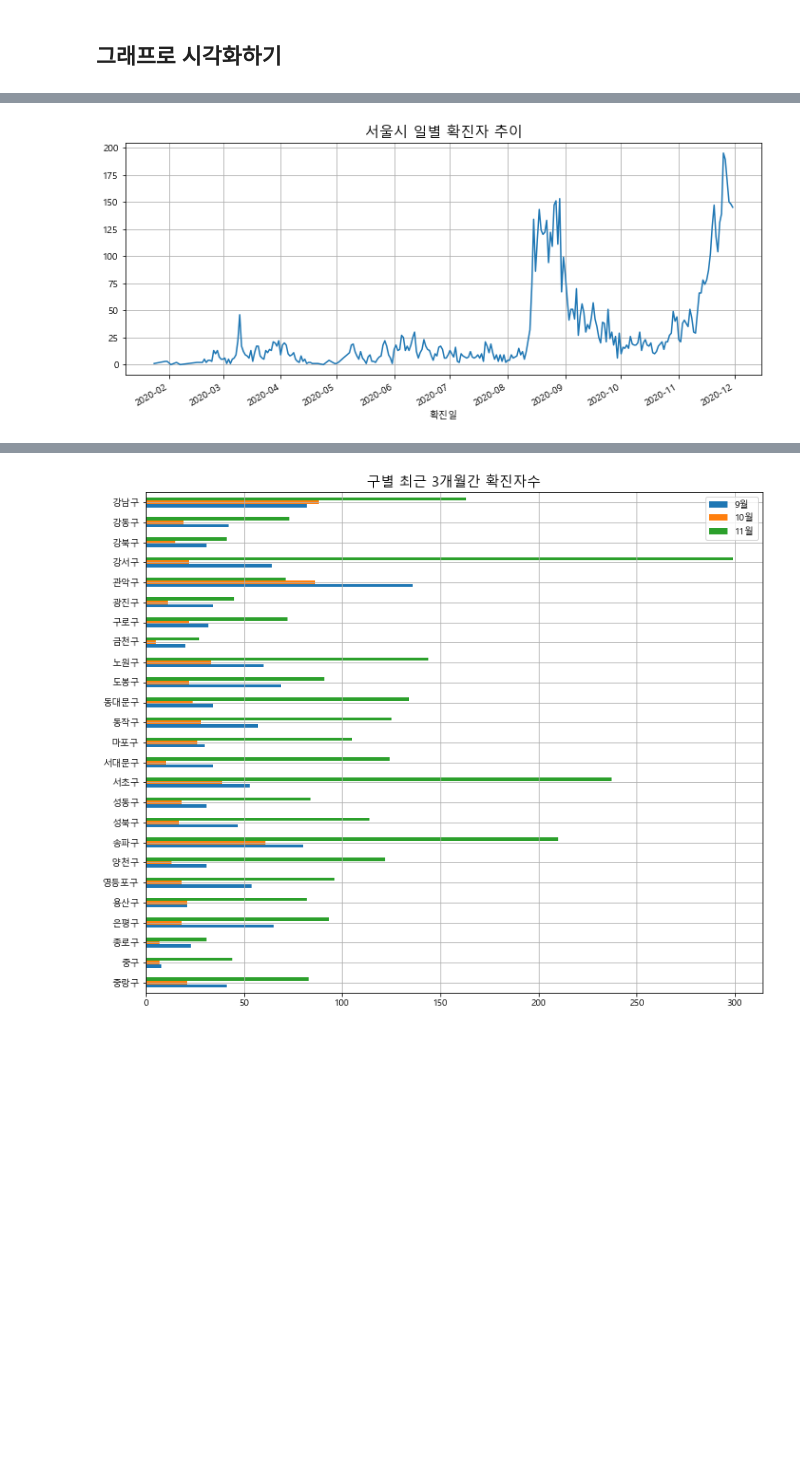
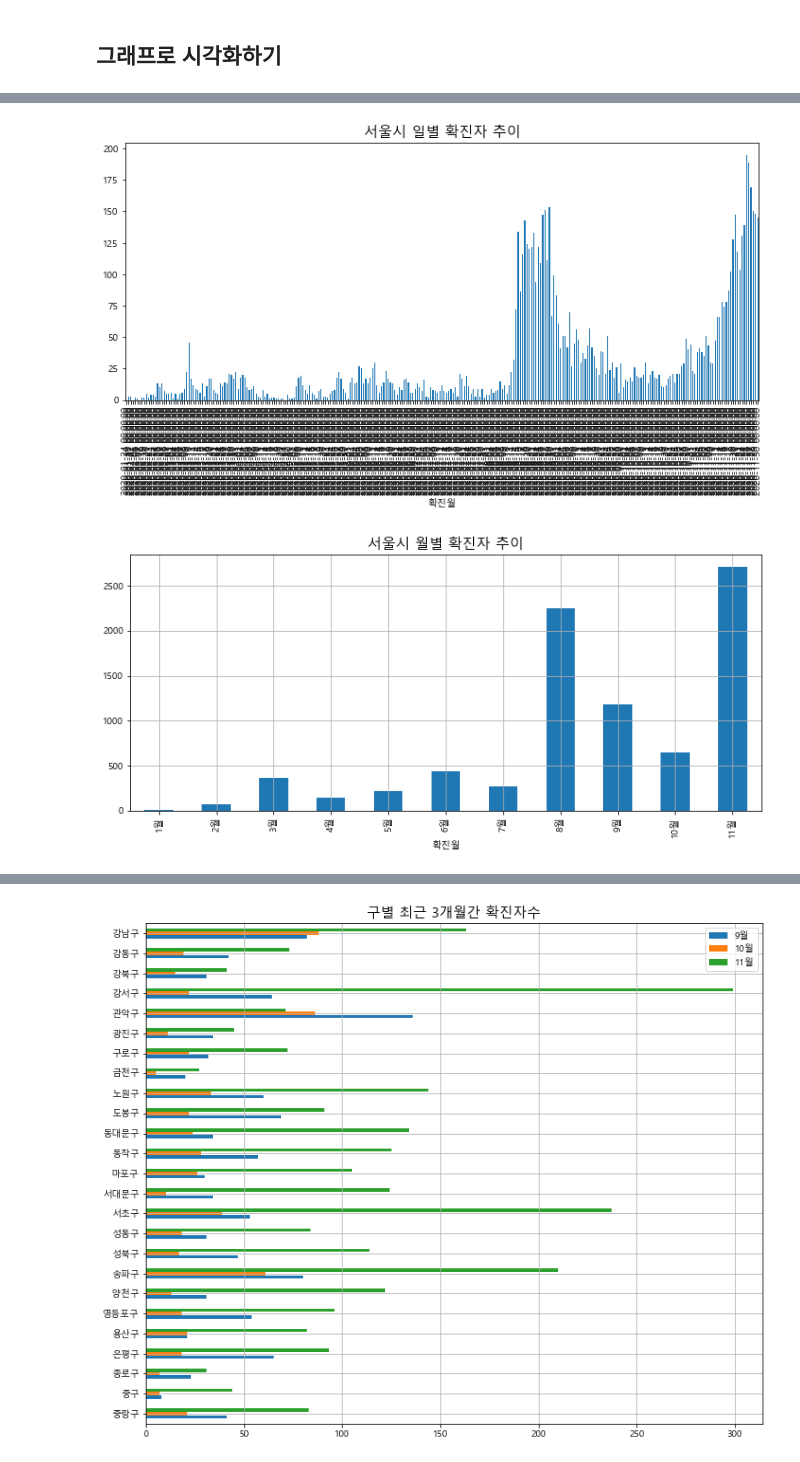
Before and after one commit to EGEG1212/Data-Analysis-2020, a Jupyter notebook: 09.Covid-19/01_SeoulCovid-19.ipynb, the cells around one changed output, grey strips where cells are left out. Cells and saved outputs as stored; diff of their text form; code cells hidden in the pictures; blank space fills up the shorter version.

```diff
--- a/09.Covid-19/01_SeoulCovid-19.ipynb
+++ b/09.Covid-19/01_SeoulCovid-19.ipynb
@@ -44,8 +44,8 @@ memory usage: 980.8+ KB
 # %%
 #확진일을 datetime으로 바꿔줘야함 (데이터사이언스-시계열자료다루기 참조)
 #확진일에 '월.일.'만 있으므로 '2020.'을 붙여주는 lambda
-#근데왜 2020-11-30으로 결과가 나오지??
-df['확진일'] = pd.to_datetime(df['확진일'].map(lambda s: '2020.'+s))
+#근데왜 2020-11-30으로 결과가 나오지??  ('2020-'을해도 같은결과나옴 ㅋ)
+df['확진일'] = pd.to_datetime(df['확진일'].map(lambda s: '2020-'+s))
 df['확진일'].head()
 # %% [output]
 0   2020-11-30
@@ -218,6 +229,16 @@ coronaT
+# %%
+#이래서 일별확진자추이는 bar로 하는것이 아니다 ... ㅋㅋㅋㅋ
+corona_raw['합계'].plot(kind='bar', figsize=(12,5))
+plt.xlabel('확진월')
+plt.title('서울시 일별 확진자 추이', fontsize=15)
+plt.show()
+# %% [output]
+[figure, added]
 # %%
-corona_raw['합계'].plot(grid=True, figsize=(12,5))
-plt.title('서울시 일별 확진자 추이', fontsize=15)
+#월별은 바그래프로
+corona['합계'].plot(kind='bar', grid=True, figsize=(12,5))
+plt.xlabel('확진월')
+plt.title('서울시 월별 확진자 추이', fontsize=15)
 plt.show()
 # %% [output]
-[figure, old version]
+[figure, new version]
```
Also changed, not shown: parts of 15 cells of this notebook, 5 other files.
